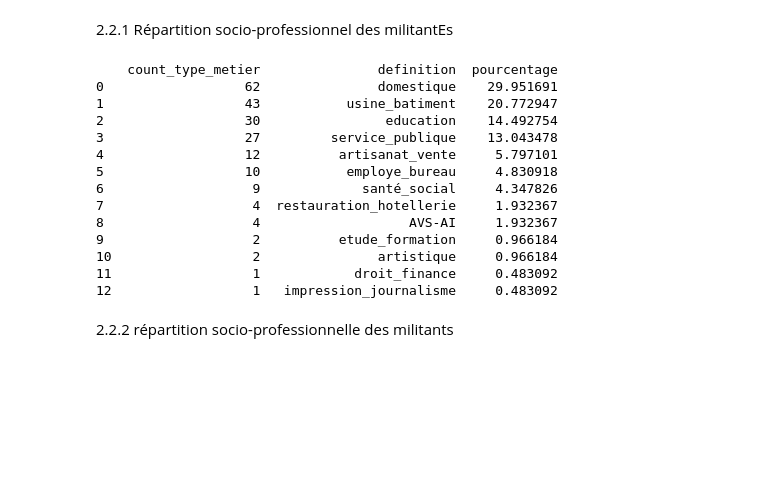
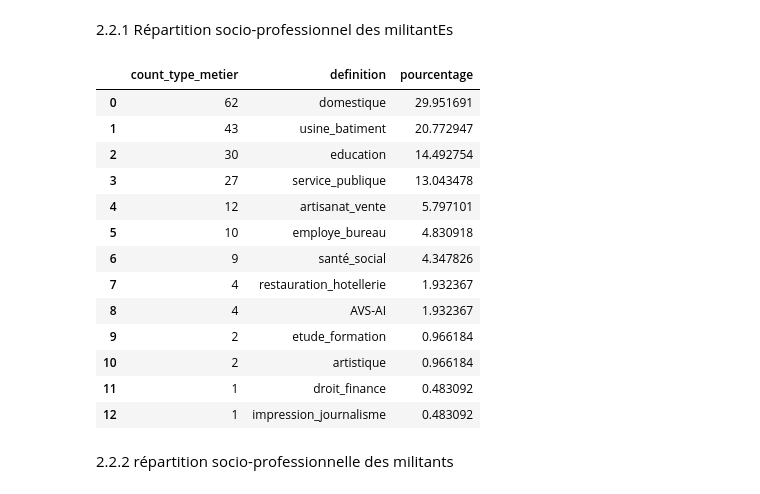
Before and after one commit to Zenderl/memoire_POP, a Jupyter notebook: notebooks_jupyter/requetes_SQL/question_02.ipynb, the cells around one changed output. Saved outputs shown, nothing was run; the diff lists cells and outputs as text; code cells hidden in the pictures; blank space fills up the shorter version.

```diff
--- a/notebooks_jupyter/requetes_SQL/question_02.ipynb
+++ b/notebooks_jupyter/requetes_SQL/question_02.ipynb
@@ -49,43 +49,43 @@ print(df.head(1000))
 # %%
 import sqlite3
 import pandas
 
 connection = sqlite3.connect('C:/Users/LZender/Documents/Travail/unine/histoire/mémoire/AEN/grand_conseil/memoire_POP/liste_grand_conseil.db')
 
 
 cursor = connection.cursor()
 
 df = pandas.read_sql("""
 SELECT COUNT (pk_type_M) as count_type_metier, tm.definition  FROM personne as p
 LEFT JOIN travaille as t ON t.fk_personne = p.pk_personne
 LEFT JOIN metier as m ON m.pk_metier = t.fk_metier
 LEFT JOIN type_M  as tm on tm.pk_type_M = m.fk_type_M
 
 where tm.pk_type_M is not null and genre ='F'
 group by genre, pk_type_M
 order by count_type_metier DESC
 """, connection)
 
 total= df['count_type_metier'].sum()
 
 df['pourcentage']= df['count_type_metier']/ total * 100.00
 
-print(df.head(1000))
+df.head(1000)
 # %% [output]
-    count_type_metier               definition  pourcentage
-0                  62               domestique    29.951691
-1                  43           usine_batiment    20.772947
-2                  30                education    14.492754
-3                  27         service_publique    13.043478
-4                  12          artisanat_vente     5.797101
-5                  10           employe_bureau     4.830918
-6                   9             santé_social     4.347826
-7                   4  restauration_hotellerie     1.932367
-8                   4                   AVS-AI     1.932367
-9                   2          etude_formation     0.966184
-10                  2               artistique     0.966184
-11                  1            droit_finance     0.483092
-12                  1   impression_journalisme     0.483092
+|  | count_type_metier | definition | pourcentage |
+| 0 | 62 | domestique | 29.951691 |
+| 1 | 43 | usine_batiment | 20.772947 |
+| 2 | 30 | education | 14.492754 |
+| 3 | 27 | service_publique | 13.043478 |
+| 4 | 12 | artisanat_vente | 5.797101 |
+| 5 | 10 | employe_bureau | 4.830918 |
+| 6 | 9 | santé_social | 4.347826 |
+| 7 | 4 | restauration_hotellerie | 1.932367 |
+| 8 | 4 | AVS-AI | 1.932367 |
+| 9 | 2 | etude_formation | 0.966184 |
+| 10 | 2 | artistique | 0.966184 |
+| 11 | 1 | droit_finance | 0.483092 |
+| 12 | 1 | impression_journalisme | 0.483092 |
 # %% [markdown]
 2.2.2 répartition socio-professionnelle des militants
 # %%
```
Also changed, not shown: parts of 5 cells of this notebook, 4 other files.
